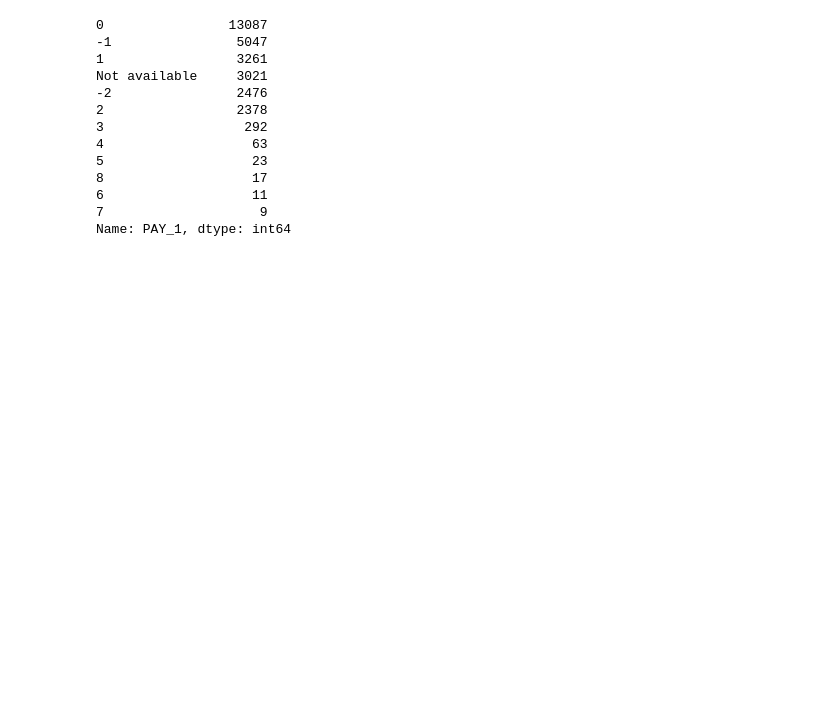
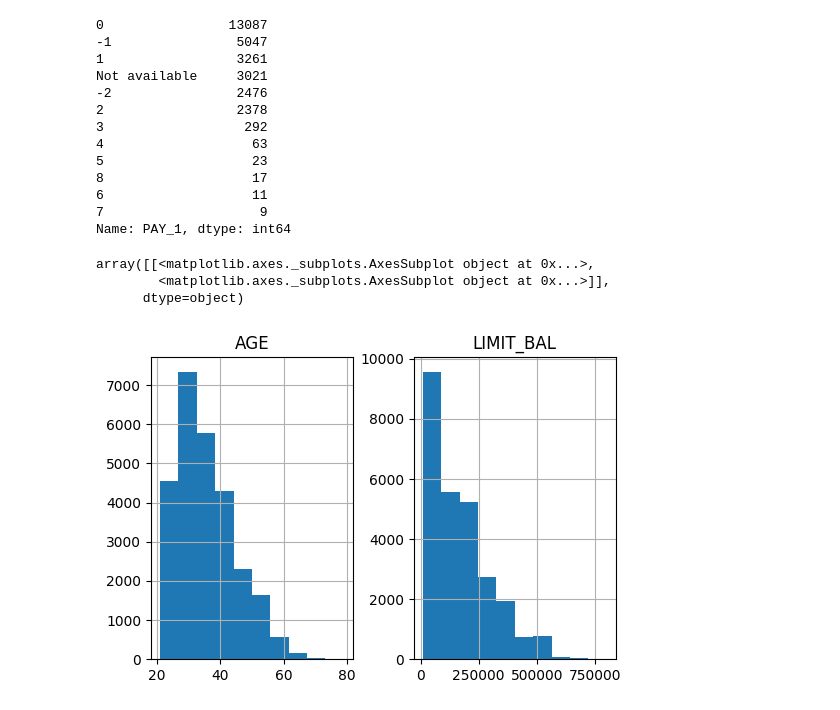
Before and after one commit to rezacharek/DataScienceProjects, a Jupyter notebook: DataExploration/study.ipynb, the cells around one changed output. Saved outputs shown, nothing was run; the diff lists cells and outputs as text; code cells hidden in the pictures; blank space fills up the shorter version.

```diff
--- a/DataExploration/study.ipynb
+++ b/DataExploration/study.ipynb
@@ -168,3 +168,15 @@ valid_pay_1_mask = df['PAY_1'] != 'Not available'
 df = df.loc[valid_pay_1_mask,:].copy()
 # %%
 df['PAY_1'] = df['PAY_1'].astype('int64')
+# %%
+import matplotlib.pyplot as plt
+import matplotlib as mpl
+
+mpl.rcParams['figure.dpi'] = 100 #high resolution
+# %%
+df[['LIMIT_BAL', 'AGE']].hist()
+# %% [output]
+array([[<matplotlib.axes._subplots.AxesSubplot object at 0x...>,
+        <matplotlib.axes._subplots.AxesSubplot object at 0x...>]],
+      dtype=object)
+[figure, added]
```
Also changed, not shown: parts of 5 cells of this notebook.
